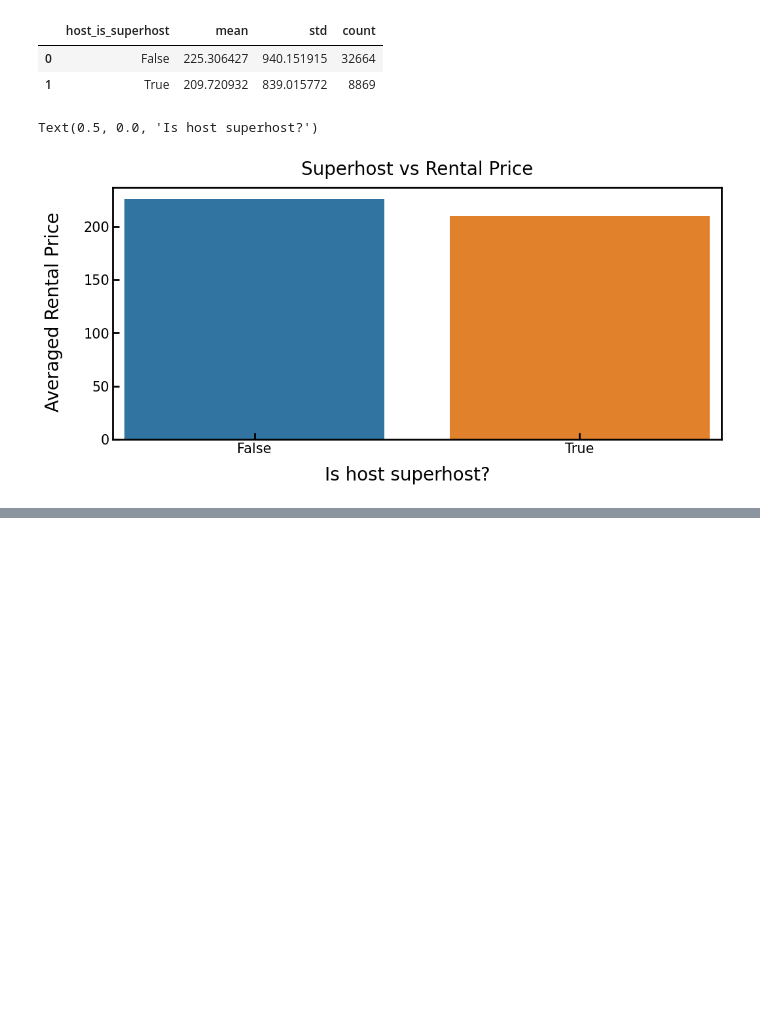
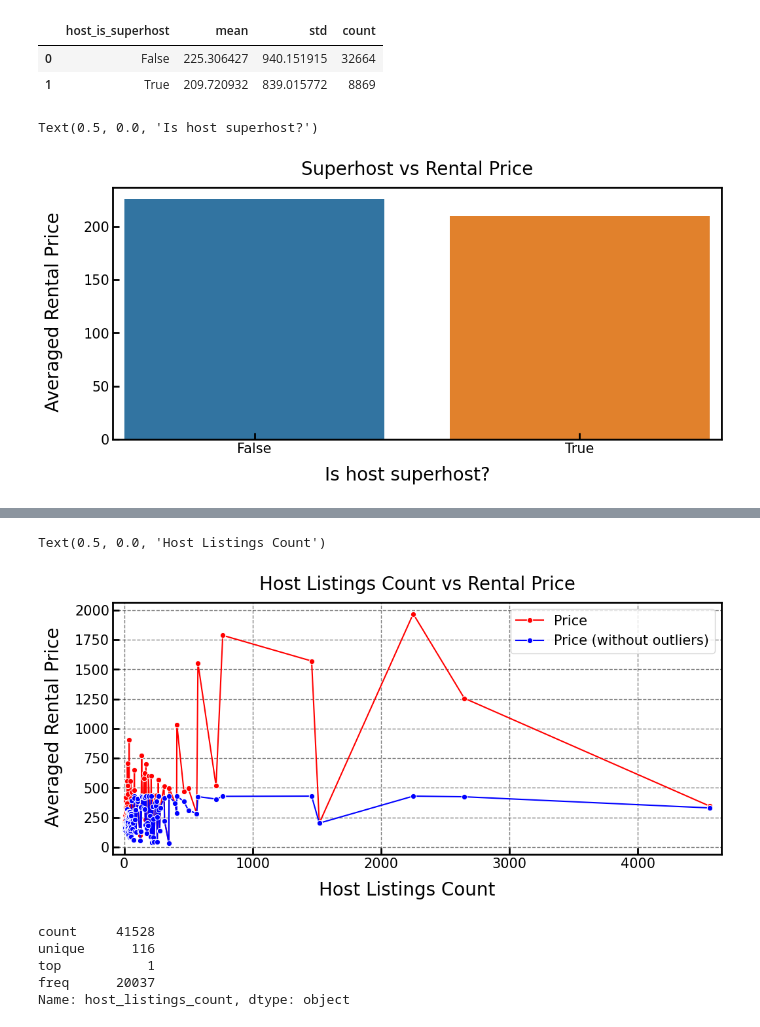
Before and after one commit to SujanNeupane42/MedicareAI-Multiclass-Classification-of-Chest-Radiographs-Using-CNNs-and-GANs, a Jupyter notebook: DataCleaning.ipynb, the cells around one changed output, grey strips where cells are left out. Cells and saved outputs as stored; diff of their text form; code cells hidden in the pictures; blank space fills up the shorter version.

```diff
--- a/DataCleaning.ipynb
+++ b/DataCleaning.ipynb
@@ -3125,0 +3139,3 @@ The results show that is a host is a superhost, it is less expensive on average.
+# %%
+df.drop('host_is_superhost', axis = 1, inplace = True)
+columns_that_are_dropped.append('host_is_superhost')
@@ -3127,0 +3169,4 @@ The results show that is a host is a superhost, it is less expensive on average.
+# %%
+temp = df[df.host_listings_count.isnull() == False][['host_listings_count', 'price', 'price_outlier_removed']]
+# %%
+temp.host_listings_count = temp.host_listings_count.astype(int)
@@ -3127,0 +3180,2 @@ The results show that is a host is a superhost, it is less expensive on average.
+# %%
+temp = temp.groupby('host_listings_count')[['price', 'price_outlier_removed']].mean().reset_index();temp
@@ -3127,0 +3196,53 @@ The results show that is a host is a superhost, it is less expensive on average.
+# %%
+fig, ax = plt.subplots(figsize=(12, 5))
+
+bar = sns.lineplot(x = temp['host_listings_count'], y = temp['price'], ax  =ax, color = 'red', marker = 'o', label = 'Price')
+bar = sns.lineplot(x = temp['host_listings_count'], y = temp['price_outlier_removed'], ax  =ax, color = 'blue', marker = 'o', label = 'Price (without outliers)')
+
+bar.set_xlabel("")
+bar.set_ylabel("")
+
+
+
+ax.xaxis.set_tick_params(labelsize=15)
+ax.yaxis.set_tick_params(labelsize=15)
+
+plt.text(0.5, 1.05, 'Host Listings Count vs Rental Price',
+        horizontalalignment='center',
+        fontsize=20,
+        transform = ax.transAxes)
+
+# plt.xticks(rotation = 90)
+ax.margins(x=0.02)
+
+plt.legend(fontsize = 15)
+
+# set various colors
+ax.spines['bottom'].set_color('black')
+ax.spines['top'].set_color('black')
+ax.spines['right'].set_color('black')
+ax.spines['right'].set_linewidth(2)
+ax.spines['top'].set_linewidth(2)
+ax.spines['bottom'].set_linewidth(2)
+ax.spines['left'].set_color('black')
+ax.spines['left'].set_lw(2)
+ax.tick_params(which='both', width=2)
+ax.tick_params(which='major', length=7)
+ax.tick_params(which='minor', length=7)
+ax.tick_params(which = 'both', direction = 'in')
+ax.grid(True, which = 'major', alpha = 0.5, linestyle='--', linewidth = 1, color = 'black')
+
+fig.text(0.05, 0.5, 'Averaged Rental Price', ha='center', va='center', rotation='vertical', fontsize = 20)
+fig.text(0.5, 0., 'Host Listings Count', ha='center', va='center', rotation='horizontal', fontsize = 20)
+# plt.xticks(range(1,10,1));
+# %% [output]
+Text(0.5, 0.0, 'Host Listings Count')
+[figure, added]
+# %%
+df['host_listings_count'].describe()
+# %% [output]
+count     41528
+unique      116
+top           1
+freq      20037
+Name: host_listings_count, dtype: object
```
Also changed, not shown: parts of 30 cells of this notebook.
